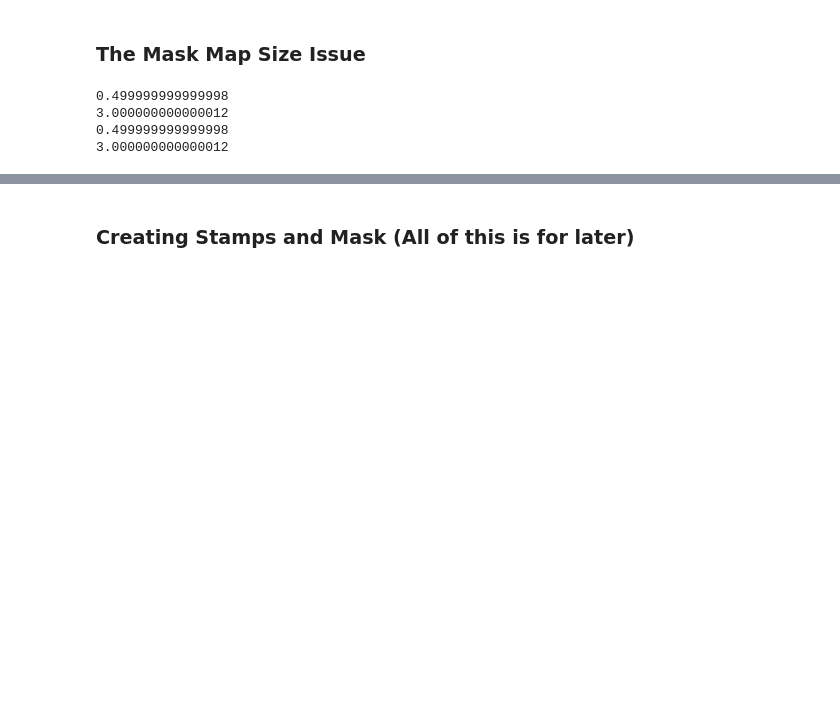
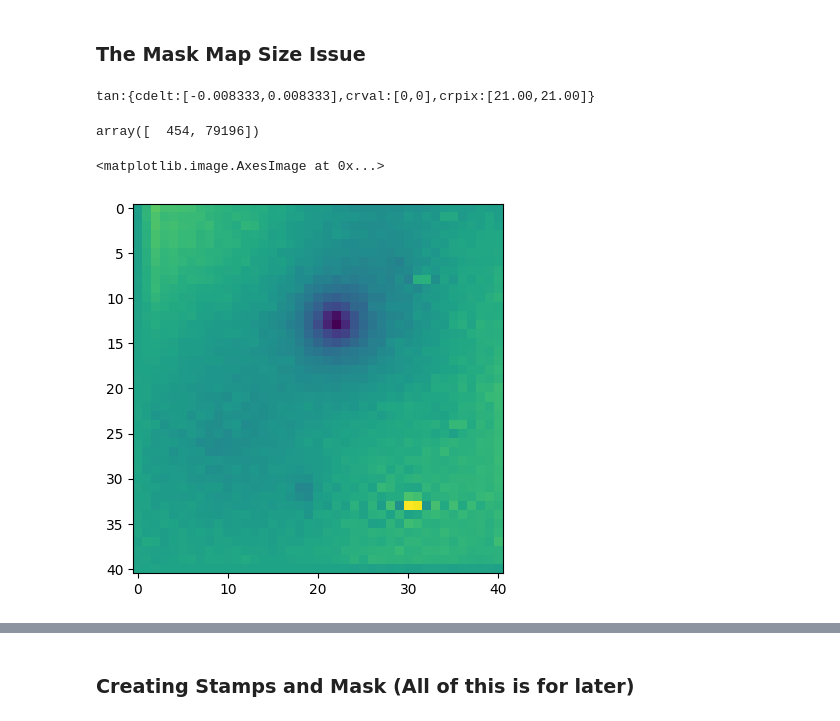
Before and after one commit to Sulla2012/ml-clusters, a Jupyter notebook: halo-masks.ipynb, the cells around one changed output, grey strips where cells are left out. Saved outputs shown, nothing was run; the diff lists cells and outputs as text; code cells hidden in the pictures; blank space fills up the shorter version.

```diff
--- a/halo-masks.ipynb
+++ b/halo-masks.ipynb
@@ -139,10 +136,7 @@ ra_min, ra_max = ra_cent - dr, ra_cent + dr
 dec_min, dec_max = dec_cent - dr, dec_cent + dr
 box = np.array([[dec_min.value, ra_min.value],[dec_max.value, ra_max.value]]) * utils.degree
 stamp, cur_wcs = make_stamp(path + '/websky_f*_map.fits', box, freqs, normalize = False)
-mask = make_mask(stamp, cluster_ras, cluster_decs, box, cur_wcs, size = 3)
+#mask = make_mask(stamp, cluster_ras, cluster_decs, box, cur_wcs, size = 3)
 #print(chi[0],theta[0])
 # %% [output]
-0.499999999999998
-3.000000000000012
-0.499999999999998
-3.000000000000012
+tan:{cdelt:[-0.008333,0.008333],crval:[0,0],crpix:[21.00,21.00]}
@@ -148,0 +152,4 @@ mask = make_mask(stamp, cluster_ras, cluster_decs, box, cur_wcs, size = 3)
+# %%
+in_image
+# %% [output]
+array([  454, 79196])
@@ -149,3 +176,8 @@ mask = make_mask(stamp, cluster_ras, cluster_decs, box, cur_wcs, size = 3)
+# %%
+plt.imshow(stamp[0])
+# %% [output]
+<matplotlib.image.AxesImage at 0x...>
+[figure, added]
 # %%
 #lims=
 plt.imshow(mask)#, vmin=-lims, vmax=lims)
```
Also changed, not shown: parts of 7 cells of this notebook, 1 other file.
